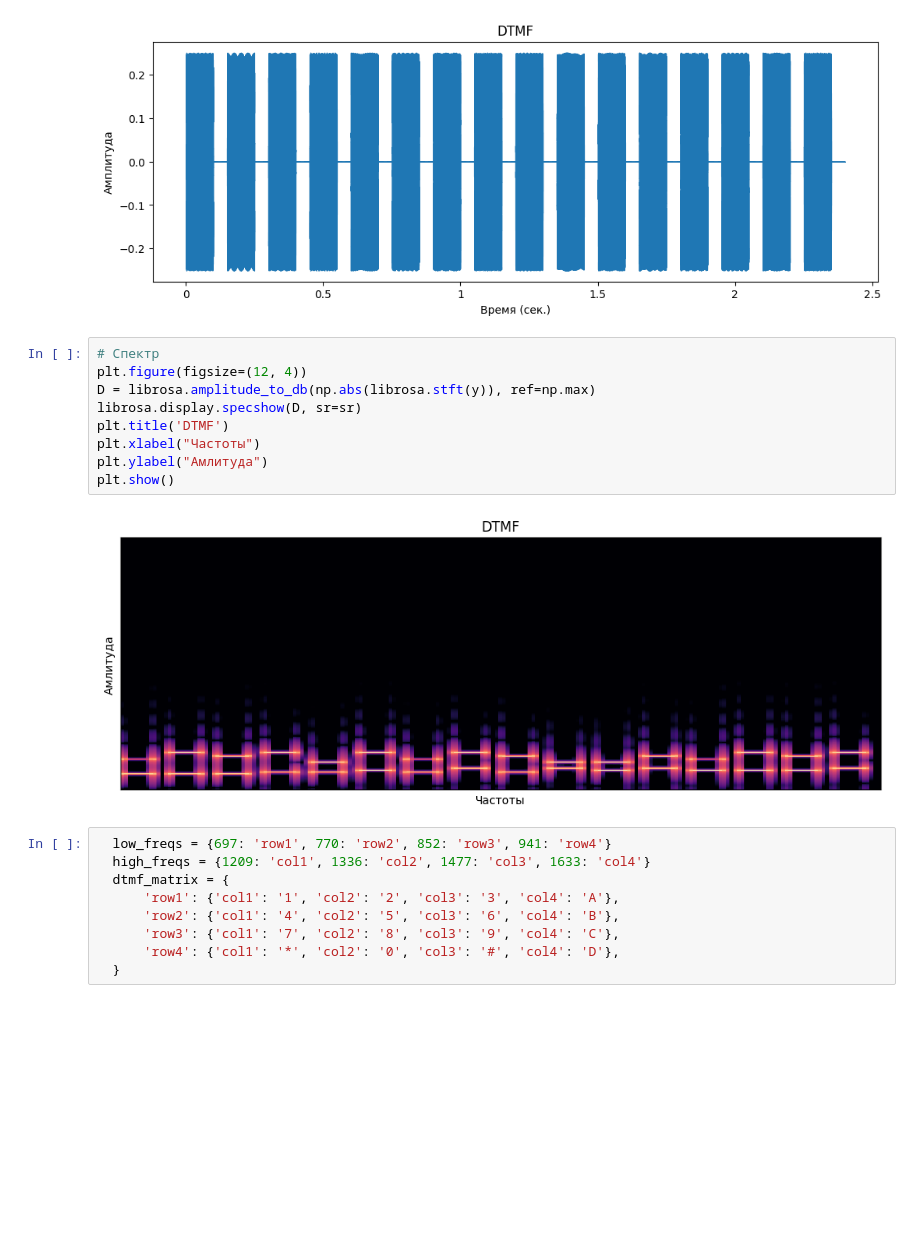
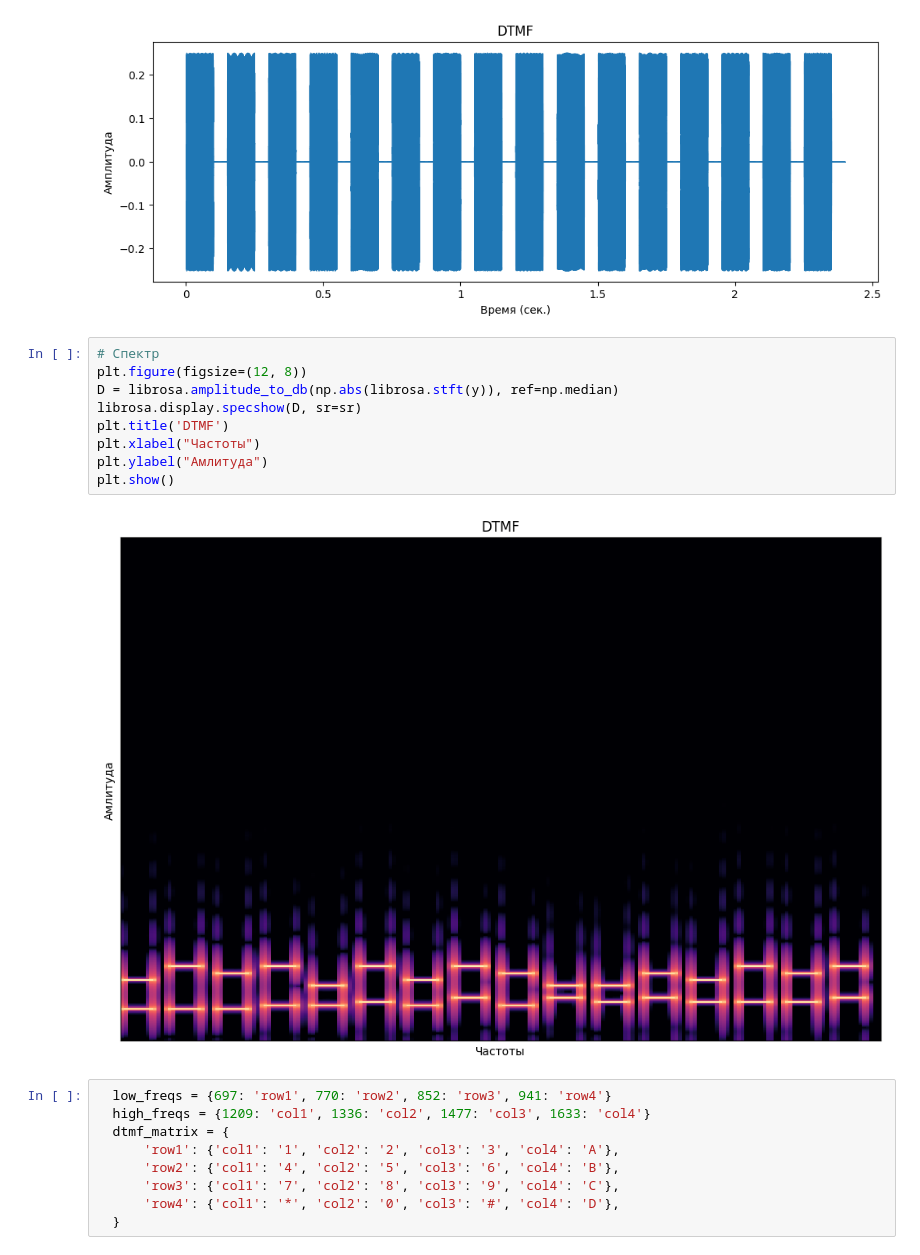
Before and after one commit to ivanVgusev/DSP2, a Jupyter notebook: lab2.ipynb, the cells around one changed output. Saved outputs shown, nothing was run; the diff lists cells and outputs as text; blank space fills up the shorter version.

```diff
--- a/lab2.ipynb
+++ b/lab2.ipynb
@@ -44,15 +44,15 @@ plt.show()
 [figure]
 # %%
 # Спектр
-plt.figure(figsize=(12, 4))
-D = librosa.amplitude_to_db(np.abs(librosa.stft(y)), ref=np.max)
+plt.figure(figsize=(12, 8))
+D = librosa.amplitude_to_db(np.abs(librosa.stft(y)), ref=np.median)
 librosa.display.specshow(D, sr=sr)
 plt.title('DTMF')
 plt.xlabel("Частоты")
 plt.ylabel("Амлитуда")
 plt.show()
 # %% [output]
-[figure, old version]
+[figure, new version]
 # %%
   low_freqs = {697: 'row1', 770: 'row2', 852: 'row3', 941: 'row4'}
   high_freqs = {1209: 'col1', 1336: 'col2', 1477: 'col3', 1633: 'col4'}
```
